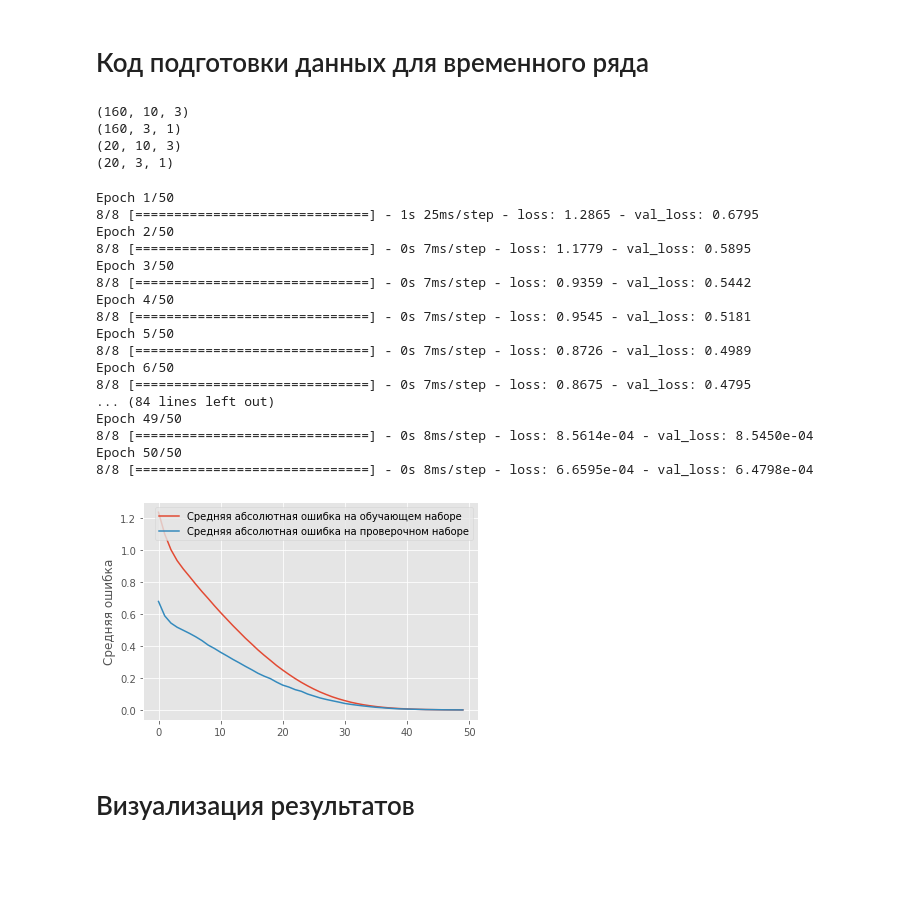
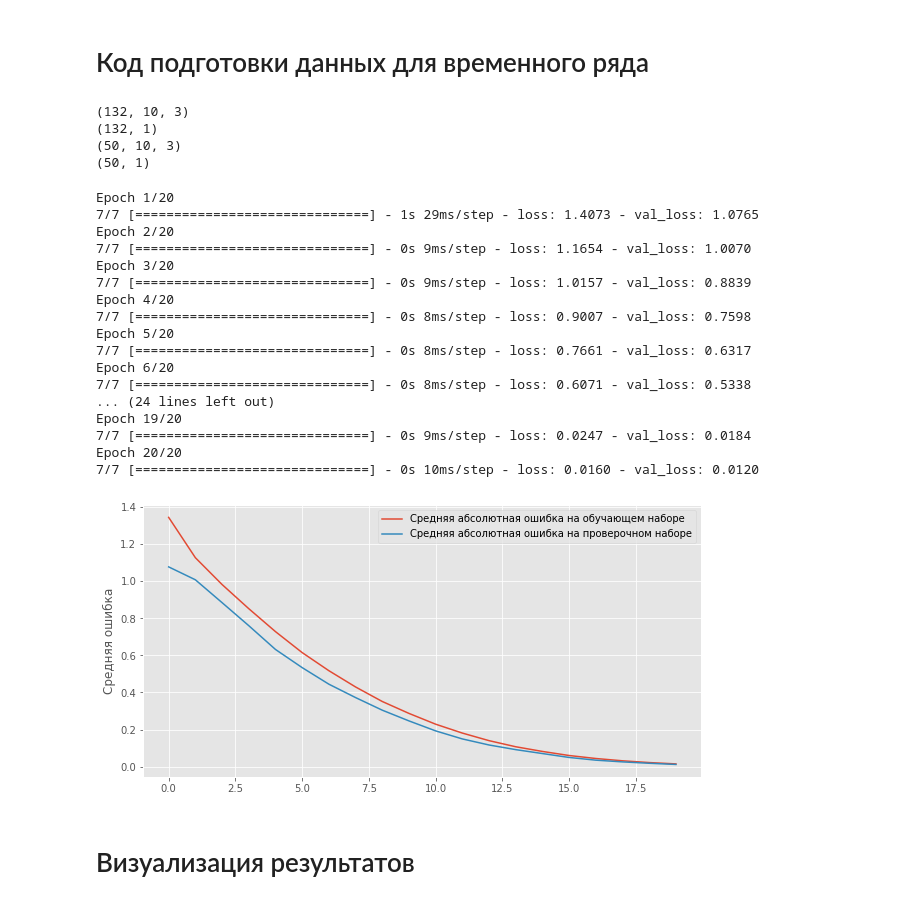
Before and after one commit to Kadigadi/ML, a Jupyter notebook: AI_Lab2.ipynb, the cells around one changed output. Drawn from its saved outputs; the diff is of its cells as text; code cells hidden in the pictures; blank space fills up the shorter version.

```diff
--- a/AI_Lab2.ipynb
+++ b/AI_Lab2.ipynb
@@ -161,7 +163,7 @@ def getXTrainFromTimeSeries(data, xLen , xChannels, yChannels, stepsForward, xNo
     #yTrain = np.array([yData[i:i + xLen, [0]] for i in range(0, yData.shape[0] - xLen + 1, xLen)]) #с шагом xLen (без 'раскусывания', результат хуже)
     yTrain = np.array([yData[i:i + stepsForward, [0]] for i in range(xLen, yData.shape[0] + 1 - stepsForward)]) #с шагом 1
   else:
-    yTrain = np.array([yData[i, [0]] for i in range(xLen, yData.shape[0] + 1)]) #с шагом 1
+    yTrain = np.array([yData[i, [0]] for i in range(xLen, yData.shape[0] + 1 - stepsForward)]) #с шагом 1
 
   #Расчитываем отступ между обучающими о проверочными данными
   #Чтобы они не смешивались
@@ -180,12 +182,12 @@ def getXTrainFromTimeSeries(data, xLen , xChannels, yChannels, stepsForward, xNo
 # %%
 #Формируем параметры загрузки данных
 xLen = 10
-stepsForward = 3 #4 #5
+stepsForward = 1
 xChannels = range(data.drop(['y'], axis=1, inplace=False).shape[1])
 yChannels = [3] #4 #5
 xNormalization = 0
 yNormalization = 0
-valLen = 20#round(data.shape[0]/xLen*0.2)
+valLen = 50#round(data.shape[0]/xLen*0.2)
 
 #Загружаем данные
 (xTrain, yTrain), (xVal, yVal), (xScaler, yScaler) = getXTrainFromTimeSeries(data, xLen, xChannels, yChannels, stepsForward, xNormalization, yNormalization, valLen)
@@ -196,48 +198,48 @@ print(yTrain.shape)
 print(xVal.shape)
 print(yVal.shape)
 # %% [output]
-(160, 10, 3)
-(160, 3, 1)
-(20, 10, 3)
-(20, 3, 1)
+(132, 10, 3)
+(132, 1)
+(50, 10, 3)
+(50, 1)
 # %%
 modelC = Sequential()
 modelC.add(Conv1D(50, 5, input_shape = (xTrain.shape[1], xTrain.shape[2]), activation="linear"))
 modelC.add(Flatten())
 modelC.add(Dense(10, activation="linear"))
 modelC.add(Dense(yTrain.shape[1], activation="linear"))
 modelC.compile(loss="mse", optimizer=Adam(lr=1e-4))
 history = modelC.fit(xTrain,
                     yTrain,
-                    epochs=50,
+                    epochs=20,
                     batch_size=20,
                     verbose=1,
                     validation_data=(xVal, yVal))
-plt.plot(history.history['loss'],
-         label='Средняя абсолютная ошибка на обучающем наборе')
-plt.plot(history.history['val_loss'],
-         label='Средняя абсолютная ошибка на проверочном наборе')
+
+plt.figure(figsize=(10,5))
+plt.plot(history.history['loss'],label='Средняя абсолютная ошибка на обучающем наборе')
+plt.plot(history.history['val_loss'],label='Средняя абсолютная ошибка на проверочном наборе')
 plt.ylabel('Средняя ошибка')
 plt.legend()
 plt.show()
 # %% [output]
-Epoch 1/50
-8/8 [==============================] - 1s 25ms/step - loss: 1.2865 - val_loss: 0.6795
-Epoch 2/50
-8/8 [==============================] - 0s 7ms/step - loss: 1.1779 - val_loss: 0.5895
-Epoch 3/50
-8/8 [==============================] - 0s 7ms/step - loss: 0.9359 - val_loss: 0.5442
-Epoch 4/50
-8/8 [==============================] - 0s 7ms/step - loss: 0.9545 - val_loss: 0.5181
-Epoch 5/50
-8/8 [==============================] - 0s 7ms/step - loss: 0.8726 - val_loss: 0.4989
-Epoch 6/50
-8/8 [==============================] - 0s 7ms/step - loss: 0.8675 - val_loss: 0.4795
-... (84 lines left out)
-Epoch 49/50
-8/8 [==============================] - 0s 8ms/step - loss: 8.5614e-04 - val_loss: 8.5450e-04
-Epoch 50/50
-8/8 [==============================] - 0s 8ms/step - loss: 6.6595e-04 - val_loss: 6.4798e-04
+Epoch 1/20
+7/7 [==============================] - 1s 29ms/step - loss: 1.4073 - val_loss: 1.0765
+Epoch 2/20
+7/7 [==============================] - 0s 9ms/step - loss: 1.1654 - val_loss: 1.0070
+Epoch 3/20
+7/7 [==============================] - 0s 9ms/step - loss: 1.0157 - val_loss: 0.8839
+Epoch 4/20
+7/7 [==============================] - 0s 8ms/step - loss: 0.9007 - val_loss: 0.7598
+Epoch 5/20
+7/7 [==============================] - 0s 8ms/step - loss: 0.7661 - val_loss: 0.6317
+Epoch 6/20
+7/7 [==============================] - 0s 8ms/step - loss: 0.6071 - val_loss: 0.5338
+... (24 lines left out)
+Epoch 19/20
+7/7 [==============================] - 0s 9ms/step - loss: 0.0247 - val_loss: 0.0184
+Epoch 20/20
+7/7 [==============================] - 0s 10ms/step - loss: 0.0160 - val_loss: 0.0120
-[figure, old version]
+[figure, new version]
 # %% [markdown]
 # Визуализация результатов
```
Also changed, not shown: parts of 8 cells of this notebook.
